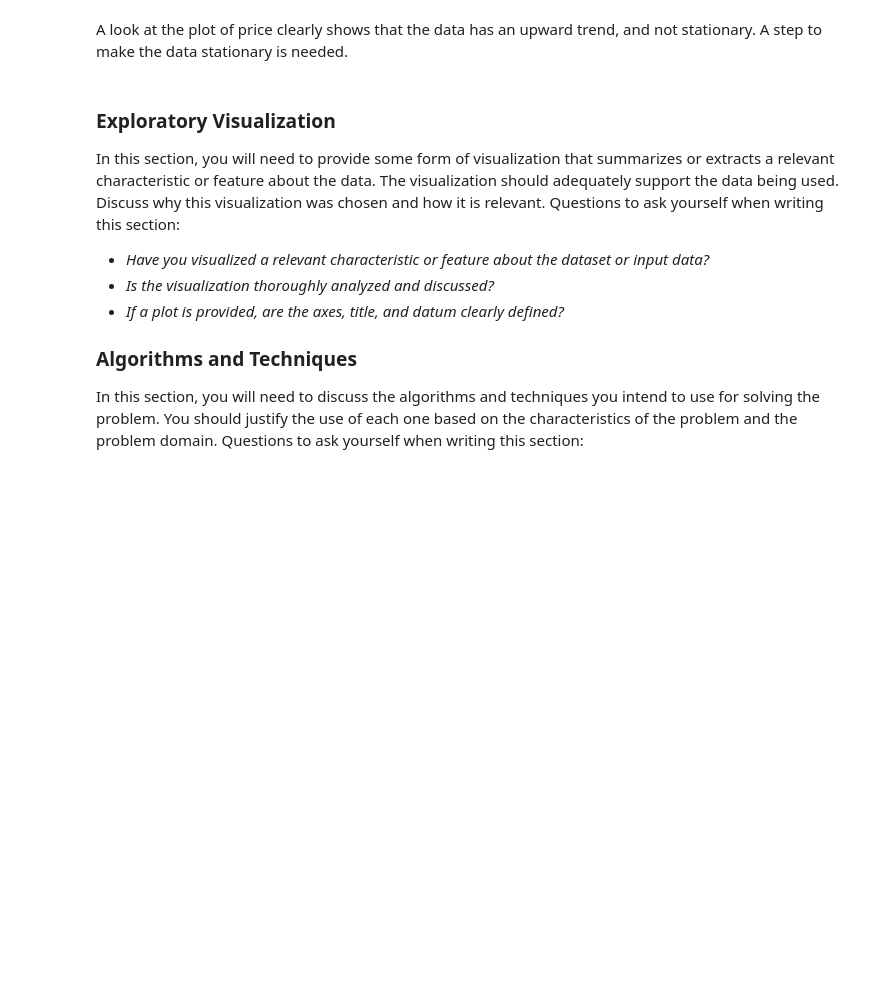
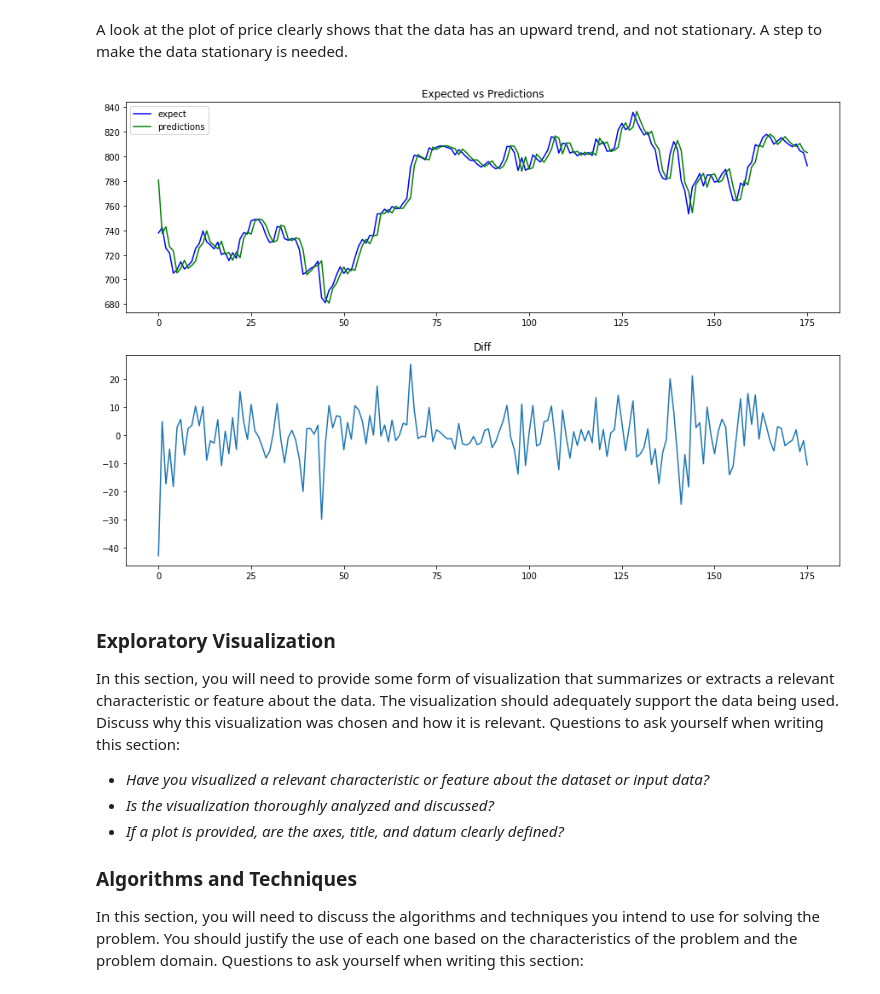
Before and after one commit to vhquang/machine-learning, a Jupyter notebook: stock-price.ipynb, the cells around one changed output. Cells and saved outputs as stored; diff of their text form; code cells hidden in the pictures; blank space fills up the shorter version.

Commit message:
add arima comparison diagram

```diff
--- a/stock-price.ipynb
+++ b/stock-price.ipynb
@@ -278,6 +279,22 @@ def denormalize_windows(original_windows, norm_windows):
 ## Explore ARIMA
 # %% [markdown]
 A look at the plot of price clearly shows that the data has an upward trend, and not stationary. A step to make the data stationary is needed.
+# %%
+arima_predictions, arima_expect = arima_forecast()
+# %%
+plt.figure(figsize=(15, 10))
+plt.subplot(2, 1, 1)
+plt.plot(arima_expect, color='blue', label='expect')
+plt.plot(arima_predictions[:], color='green', label='predictions')
+plt.title('Expected vs Predictions')
+plt.legend(loc='best')
+plt.subplot(2, 1, 2)
+diff = np.array(arima_expect).flatten() - np.array(arima_predictions).flatten()
+plt.plot(diff)
+plt.title('Diff')
+plt.savefig('arima-predict-compare.png')
+# %% [output]
+[figure, added]
 # %%
 from statsmodels.tsa.seasonal import seasonal_decompose
 
```
Also changed, not shown: parts of 1 cell of this notebook, 2 other files.
